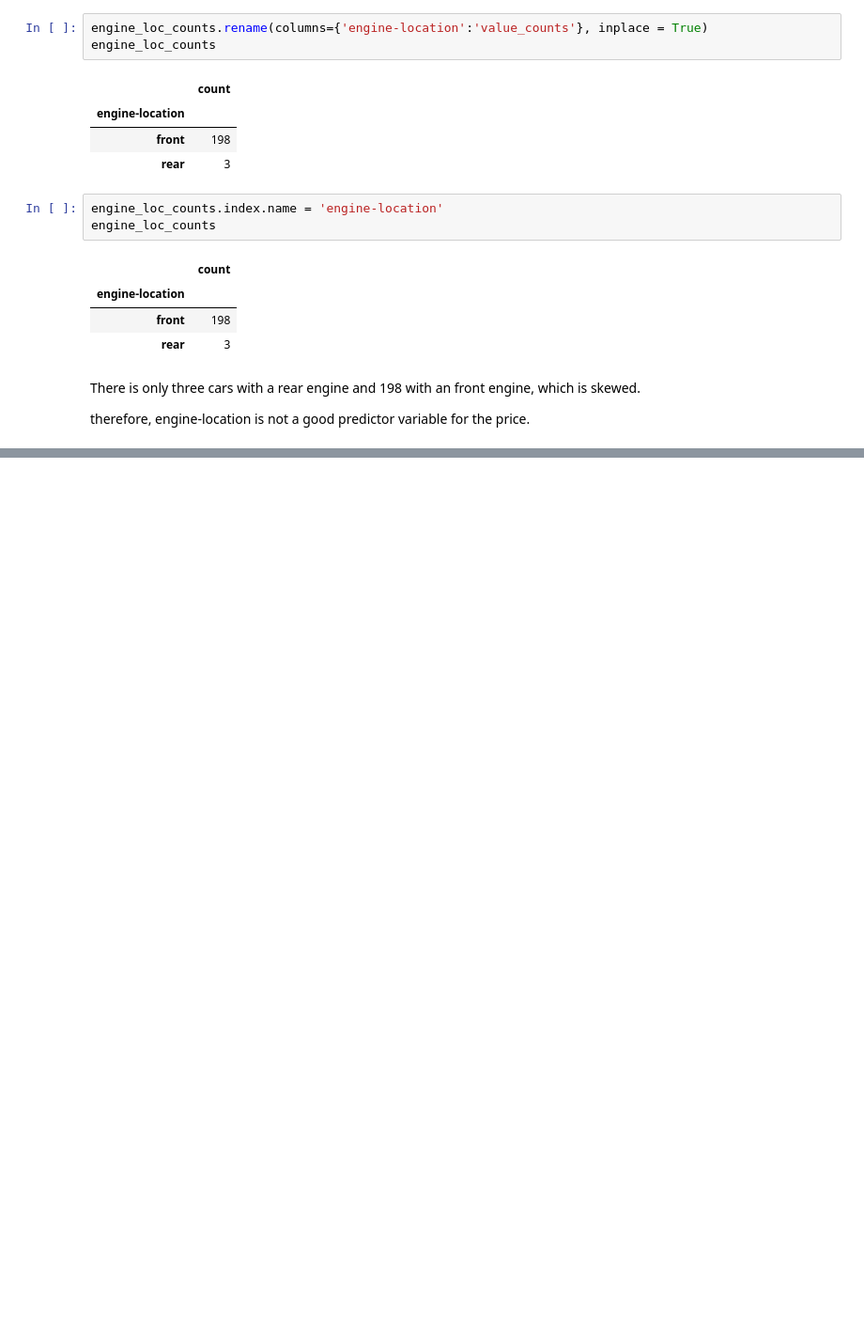
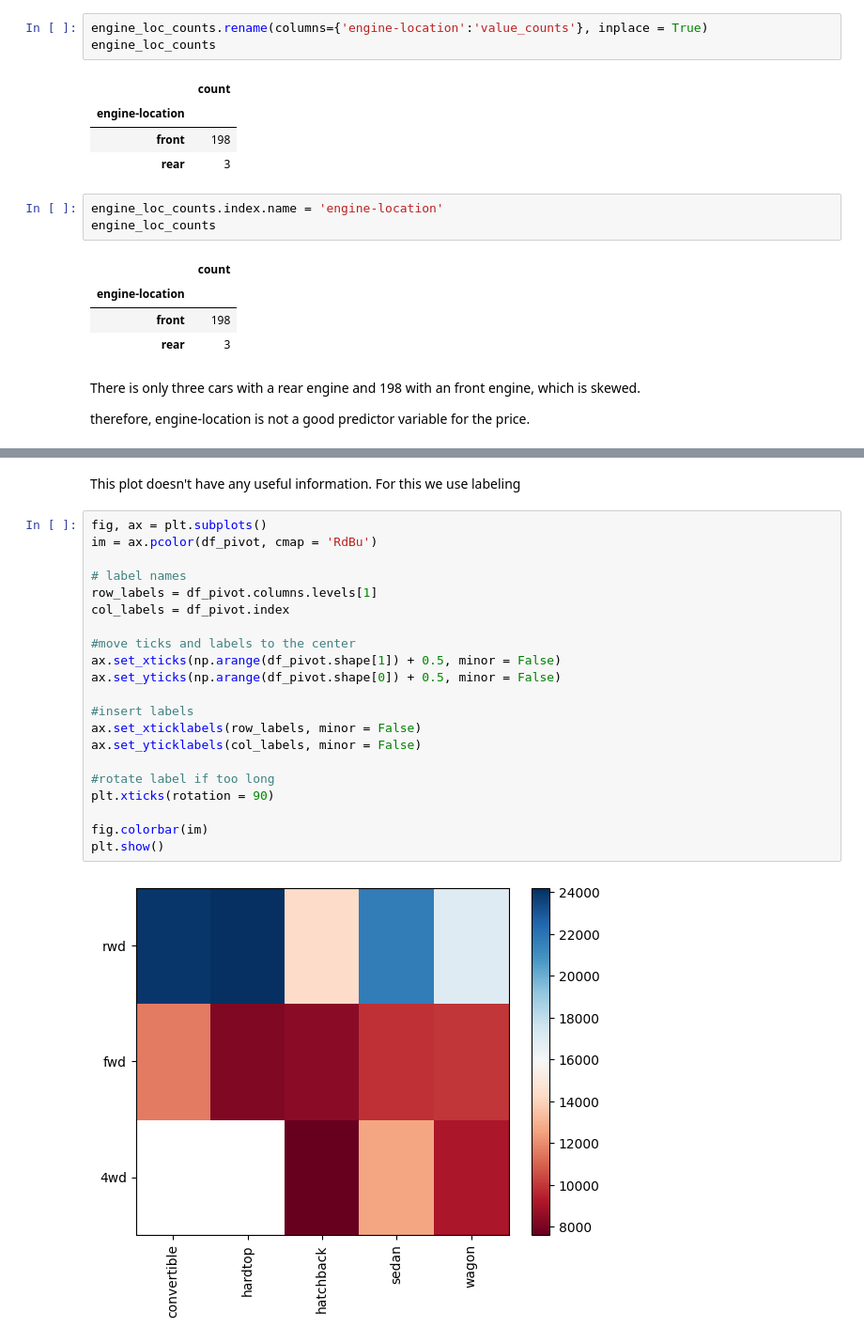
Before and after one commit to ghatanisuresh/DataScience_tutorial, a Jupyter notebook: EDA/CarPriceRelationship.ipynb, the cells around one changed output, grey strips where cells are left out. Shown at 94% size. Cells and saved outputs as stored; diff of their text form; blank space fills up the shorter version.

```diff
--- a/EDA/CarPriceRelationship.ipynb
+++ b/EDA/CarPriceRelationship.ipynb
@@ -372,0 +523,25 @@ therefore, engine-location is not a good predictor variable for the price.
+# %% [markdown]
+This plot doesn't have any useful information. For this we use labeling
+# %%
+fig, ax = plt.subplots()
+im = ax.pcolor(df_pivot, cmap = 'RdBu')
+
+# label names
+row_labels = df_pivot.columns.levels[1]
+col_labels = df_pivot.index
+
+#move ticks and labels to the center
+ax.set_xticks(np.arange(df_pivot.shape[1]) + 0.5, minor = False)
+ax.set_yticks(np.arange(df_pivot.shape[0]) + 0.5, minor = False)
+
+#insert labels
+ax.set_xticklabels(row_labels, minor = False)
+ax.set_yticklabels(col_labels, minor = False)
+
+#rotate label if too long
+plt.xticks(rotation = 90)
+
+fig.colorbar(im)
+plt.show()
+# %% [output]
+[figure, added]
```
Also changed, not shown: parts of 51 cells of this notebook.
